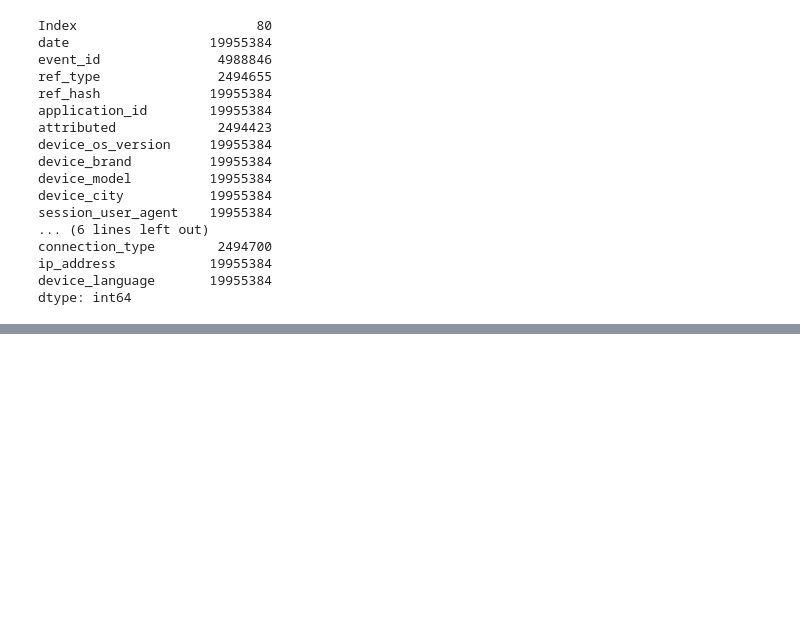
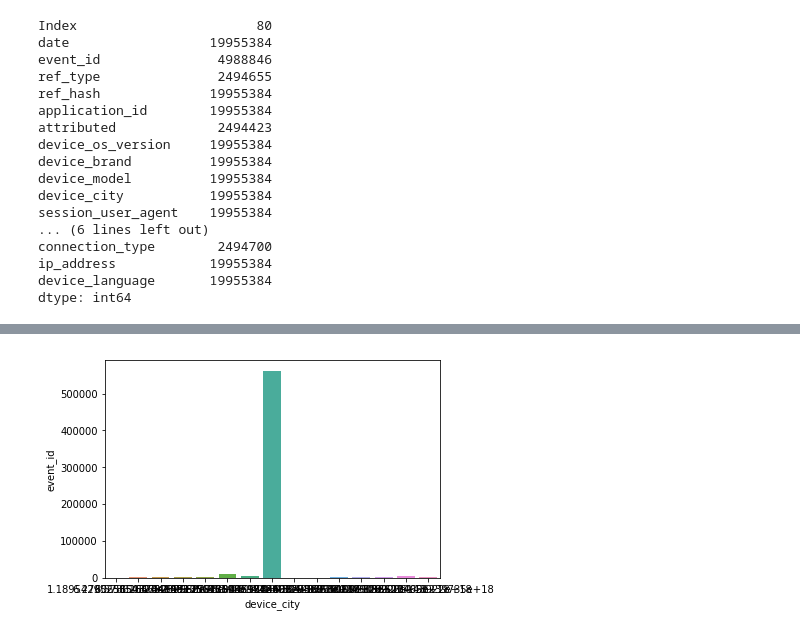
Before and after one commit to Elianagam/orgaDatosTp1, a Jupyter notebook: prueba_events.ipynb, the cells around one changed output, grey strips where cells are left out. Cells and saved outputs as stored; diff of their text form; code cells hidden in the pictures; blank space fills up the shorter version.

```diff
--- a/prueba_events.ipynb
+++ b/prueba_events.ipynb
@@ -168,3 +222,11 @@ events_ref_type_attributed.plot.bar(figsize = (10,20))
+# %%
+events_city_app = events.loc[:,['device_city', 'event_id']]
+events_city_app = events_city_app.groupby(['device_city']).agg('count').nlargest(15, 'event_id').reset_index() #.nlargest(50, 'cant')
+plt.figure(figsize=(20,10))
+graph_city_app_events = sns.barplot (x=events_city_app['device_city'], y=events_city_app['event_id'], \
+                                     data = events_city_app)
+# %% [output]
+[figure, added]
 # %%
 events_atributed_ref_type = events.loc[events['attributed'] == True, ['ref_type']]
 
```
Also changed, not shown: parts of 21 cells of this notebook, 2 other files.
